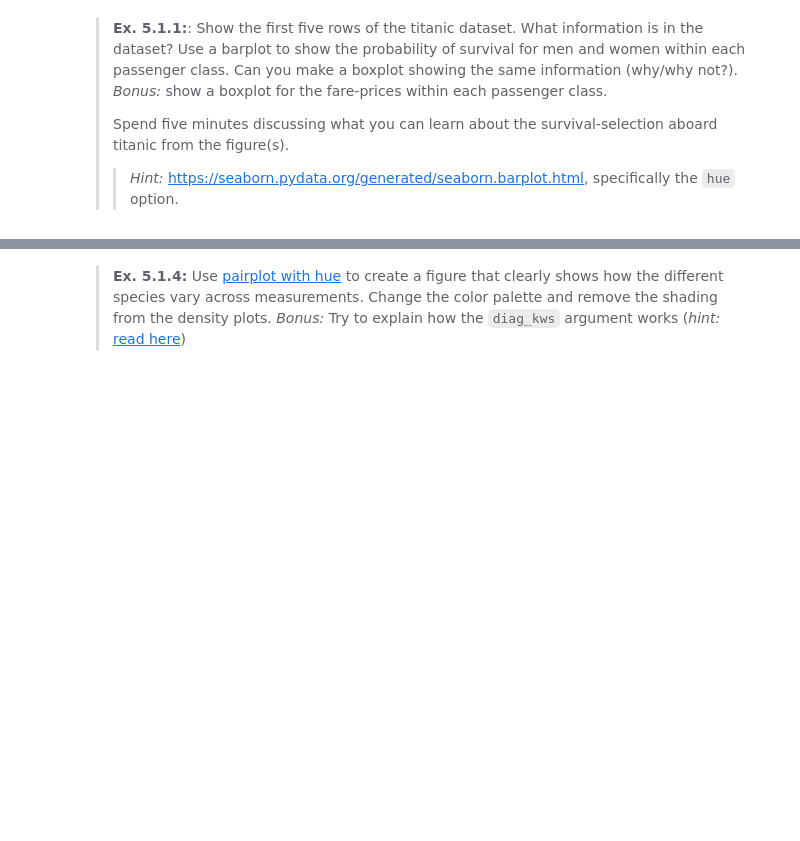
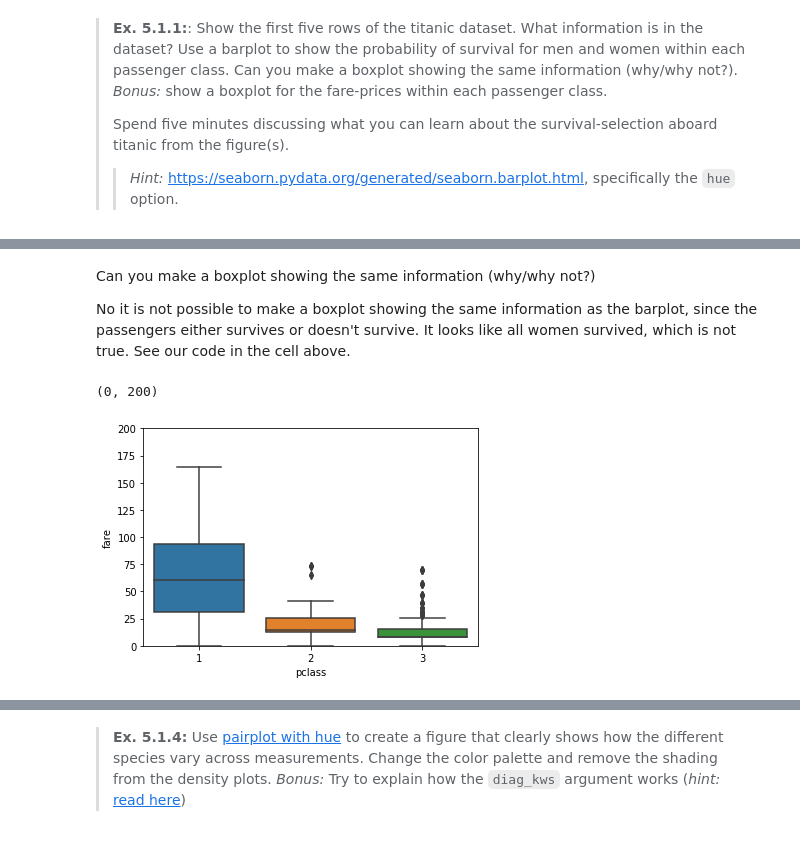
Before and after one commit to karlbindslev/sds_group29, a Jupyter notebook: material/assignments/assignment_1.ipynb, the cells around one changed output, grey strips where cells are left out. Cells and saved outputs as stored; diff of their text form; code cells hidden in the pictures; blank space fills up the shorter version.

```diff
--- a/material/assignments/assignment_1.ipynb
+++ b/material/assignments/assignment_1.ipynb
@@ -139,3 +163,13 @@ titanic = sns.load_dataset('titanic')
+# %% [markdown]
+Can you make a boxplot showing the same information (why/why not?)
+
+No it is not possible to make a boxplot showing the same information as the barplot, since the passengers either survives or doesn't survive. It looks like all women survived, which is not true. See our code in the cell above.
+# %%
+sns.boxplot(x='pclass', y='fare', data=titanic)
+plt.ylim([0,200])
+# %% [output]
+(0, 200)
+[figure, added]
 # %% [markdown]
 > **Ex. 5.1.2:** Using the iris flower dataset, draw a scatterplot of sepal length and petal length. Include a second order polynomial fitted to the data. Add a title to the plot and rename the axis labels.
 > _Discuss:_ Is this a meaningful way to display the data? What could we do differently?
```
Also changed, not shown: parts of 10 cells of this notebook, 1 other file.
